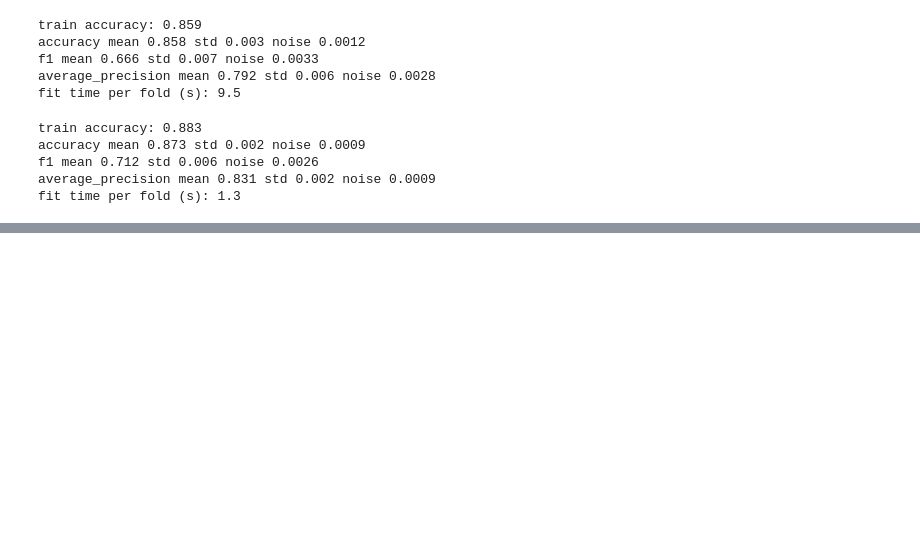
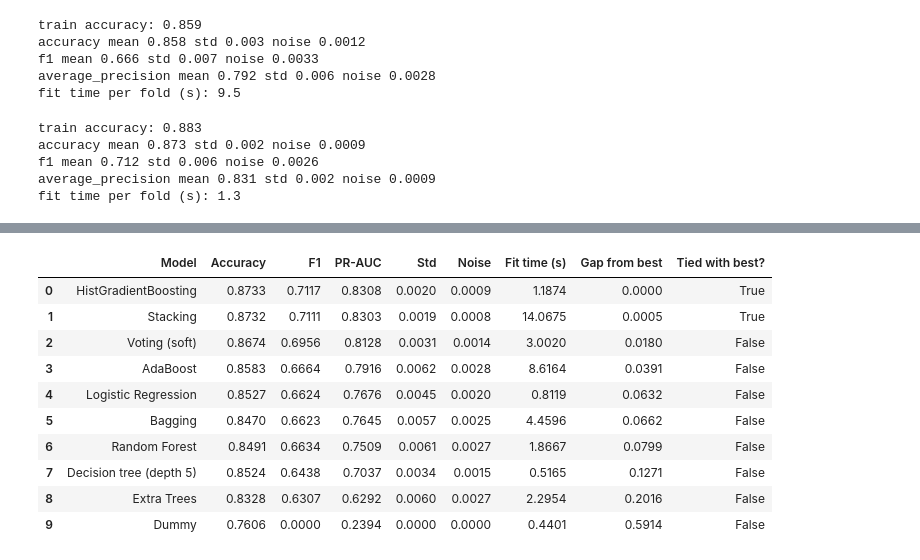
Before and after one commit to Rohitghosh14/Adult_Income_Ensemble, a Jupyter notebook: notebooks/01_audit.ipynb, the cells around one changed output, grey strips where cells are left out. Drawn from its saved outputs; the diff is of its cells as text; code cells hidden in the pictures; blank space fills up the shorter version.

Commit message:
feat: compare all models in one table (reports/model_comparison.csv)

```diff
--- a/notebooks/01_audit.ipynb
+++ b/notebooks/01_audit.ipynb
@@ -752,0 +814,56 @@ fit time per fold (s): 1.3
+# %%
+import numpy as np
+
+tree5 = Pipeline([
+    ("prep", prep_pipe),
+    ("model", DecisionTreeClassifier(max_depth=5, random_state=42)),
+])
+
+models = {
+    "Dummy": dummy,
+    "Logistic Regression": logreg,
+    "Decision tree (depth 5)": tree5,
+    "Random Forest": rf,
+    "Bagging": bag,
+    "Extra Trees": et,
+    "AdaBoost": ada,
+    "HistGradientBoosting": hgb,
+    "Voting (soft)": vote,
+    "Stacking": stack,
+}
+
+metrics = ["accuracy", "f1", "average_precision"]
+rows = []
+for name, model in models.items():
+    res = cross_validate(model, X_train, y_train_bin, cv=cv, scoring=metrics)
+    ap = res["test_average_precision"]
+    rows.append({
+        "Model": name,
+        "Accuracy": res["test_accuracy"].mean(),
+        "F1": res["test_f1"].mean(),
+        "PR-AUC": ap.mean(),
+        "Std": ap.std(),
+        "Noise": ap.std() / 5**0.5,
+        "Fit time (s)": res["fit_time"].mean(),
+    })
+
+table = pd.DataFrame(rows).sort_values("PR-AUC", ascending=False).reset_index(drop=True)
+best = table.iloc[0]
+table["Gap from best"] = best["PR-AUC"] - table["PR-AUC"]
+table["Tied with best?"] = table["Gap from best"] <= np.maximum(table["Noise"], best["Noise"])
+
+table = table.round(4)
+table.to_csv("../reports/model_comparison.csv", index=False)
+table
+# %% [output]
+|  | Model | Accuracy | F1 | PR-AUC | Std | Noise | Fit time (s) | Gap from best | Tied with best? |
+| 0 | HistGradientBoosting | 0.8733 | 0.7117 | 0.8308 | 0.0020 | 0.0009 | 1.1874 | 0.0000 | True |
+| 1 | Stacking | 0.8732 | 0.7111 | 0.8303 | 0.0019 | 0.0008 | 14.0675 | 0.0005 | True |
+| 2 | Voting (soft) | 0.8674 | 0.6956 | 0.8128 | 0.0031 | 0.0014 | 3.0020 | 0.0180 | False |
+| 3 | AdaBoost | 0.8583 | 0.6664 | 0.7916 | 0.0062 | 0.0028 | 8.6164 | 0.0391 | False |
+| 4 | Logistic Regression | 0.8527 | 0.6624 | 0.7676 | 0.0045 | 0.0020 | 0.8119 | 0.0632 | False |
+| 5 | Bagging | 0.8470 | 0.6623 | 0.7645 | 0.0057 | 0.0025 | 4.4596 | 0.0662 | False |
+| 6 | Random Forest | 0.8491 | 0.6634 | 0.7509 | 0.0061 | 0.0027 | 1.8667 | 0.0799 | False |
+| 7 | Decision tree (depth 5) | 0.8524 | 0.6438 | 0.7037 | 0.0034 | 0.0015 | 0.5165 | 0.1271 | False |
+| 8 | Extra Trees | 0.8328 | 0.6307 | 0.6292 | 0.0060 | 0.0027 | 2.2954 | 0.2016 | False |
+| 9 | Dummy | 0.7606 | 0.0000 | 0.2394 | 0.0000 | 0.0000 | 0.4401 | 0.5914 | False |
```
Also changed, not shown: parts of 3 cells of this notebook, 1 other file.
